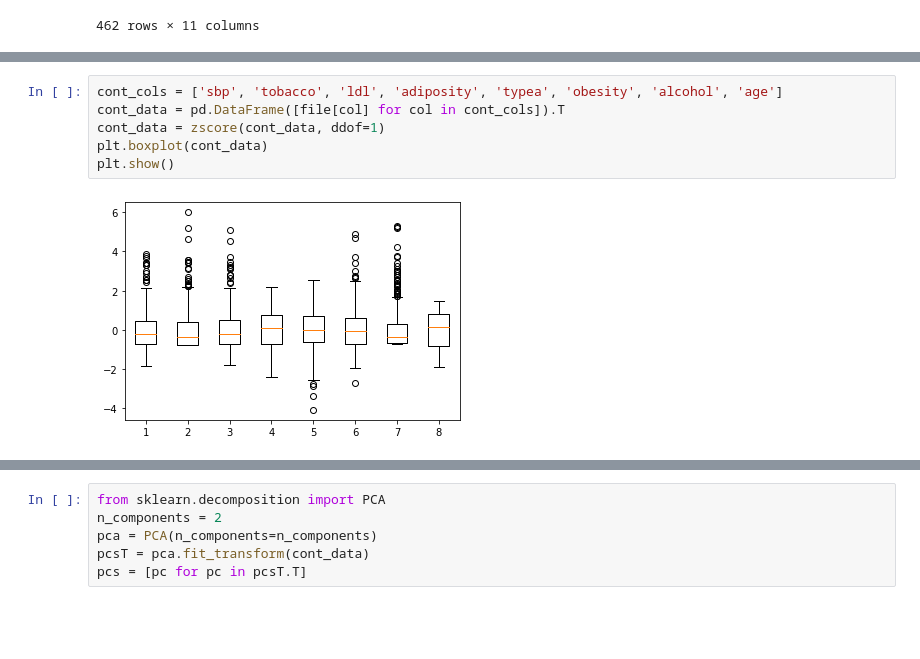
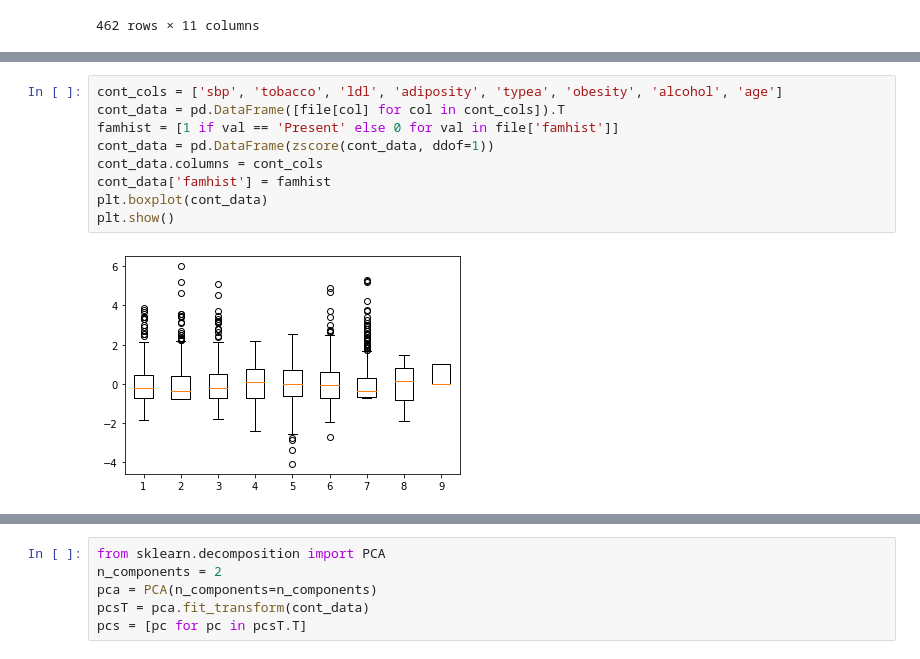
Before and after one commit to jozgu/SourhtAfricaHealthProject, a Jupyter notebook: assignment1.ipynb, the cells around one changed output, grey strips where cells are left out. Drawn from its saved outputs; the diff is of its cells as text; blank space fills up the shorter version.

Commit message:
hist and plots

```diff
--- a/assignment1.ipynb
+++ b/assignment1.ipynb
@@ -23,8 +59,11 @@ file
 # %%
 cont_cols = ['sbp', 'tobacco', 'ldl', 'adiposity', 'typea', 'obesity', 'alcohol', 'age']
 cont_data = pd.DataFrame([file[col] for col in cont_cols]).T
-cont_data = zscore(cont_data, ddof=1)
+famhist = [1 if val == 'Present' else 0 for val in file['famhist']]
+cont_data = pd.DataFrame(zscore(cont_data, ddof=1))
+cont_data.columns = cont_cols
+cont_data['famhist'] = famhist
 plt.boxplot(cont_data)
 plt.show()
 # %% [output]
-[figure, old version]
+[figure, new version]
```
Also changed, not shown: parts of 7 cells of this notebook.
